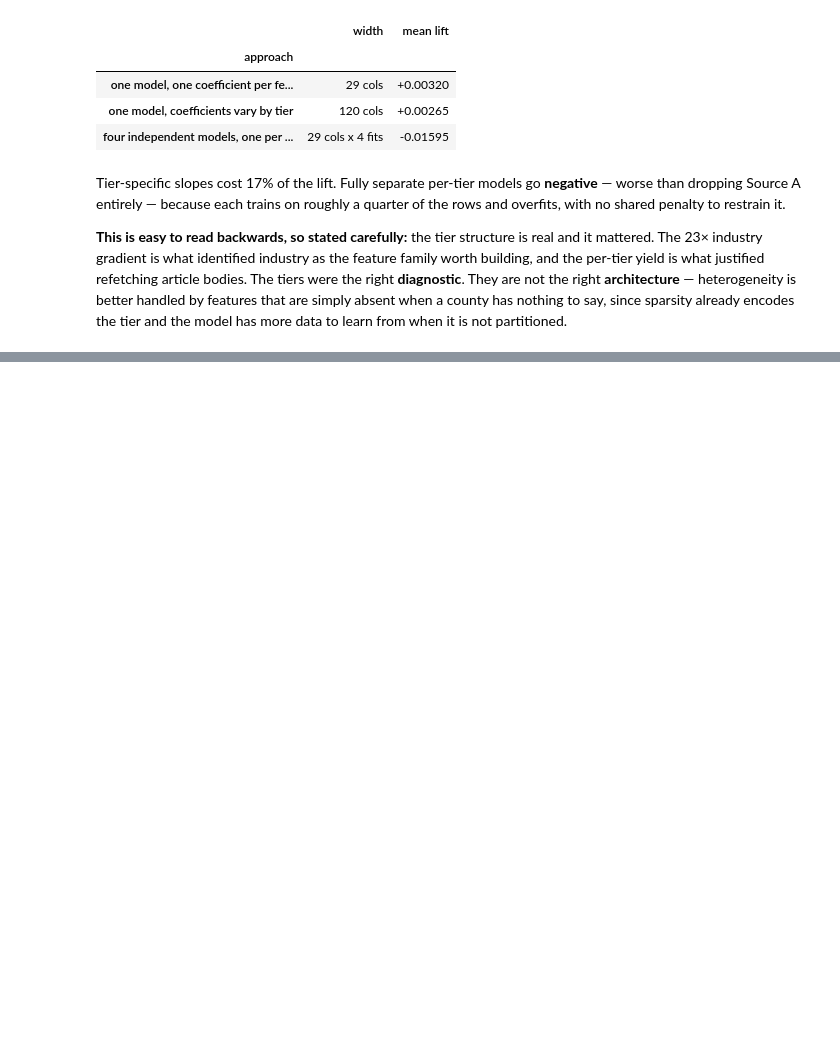
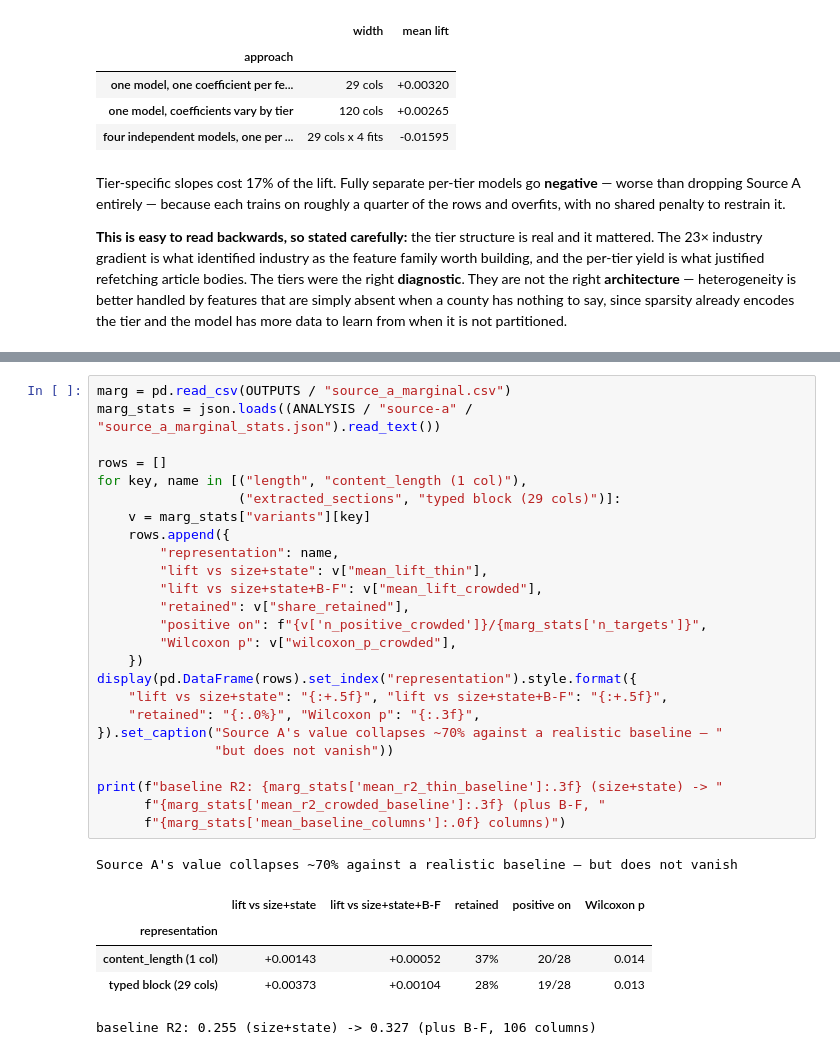
Before and after one commit to Max-Garcia-06/macro_embeddings, a Jupyter notebook: analysis-output/source-a/source_a_extraction_round.ipynb, the cells around one changed output, grey strips where cells are left out. Saved outputs shown, nothing was run; the diff lists cells and outputs as text; blank space fills up the shorter version.

```diff
--- a/analysis-output/source-a/source_a_extraction_round.ipynb
+++ b/analysis-output/source-a/source_a_extraction_round.ipynb
@@ -469,0 +492,32 @@ tier and the model has more data to learn from when it is not partitioned.
+# %%
+marg = pd.read_csv(OUTPUTS / "source_a_marginal.csv")
+marg_stats = json.loads((ANALYSIS / "source-a" / "source_a_marginal_stats.json").read_text())
+
+rows = []
+for key, name in [("length", "content_length (1 col)"),
+                  ("extracted_sections", "typed block (29 cols)")]:
+    v = marg_stats["variants"][key]
+    rows.append({
+        "representation": name,
+        "lift vs size+state": v["mean_lift_thin"],
+        "lift vs size+state+B-F": v["mean_lift_crowded"],
+        "retained": v["share_retained"],
+        "positive on": f"{v['n_positive_crowded']}/{marg_stats['n_targets']}",
+        "Wilcoxon p": v["wilcoxon_p_crowded"],
+    })
+display(pd.DataFrame(rows).set_index("representation").style.format({
+    "lift vs size+state": "{:+.5f}", "lift vs size+state+B-F": "{:+.5f}",
+    "retained": "{:.0%}", "Wilcoxon p": "{:.3f}",
+}).set_caption("Source A's value collapses ~70% against a realistic baseline — "
+               "but does not vanish"))
+
+print(f"baseline R2: {marg_stats['mean_r2_thin_baseline']:.3f} (size+state) -> "
+      f"{marg_stats['mean_r2_crowded_baseline']:.3f} (plus B-F, "
+      f"{marg_stats['mean_baseline_columns']:.0f} columns)")
+# %% [output]
+Source A's value collapses ~70% against a realistic baseline — but does not vanish
+|  | lift vs size+state | lift vs size+state+B-F | retained | positive on | Wilcoxon p |
+| representation |  |  |  |  |  |
+| content_length (1 col) | +0.00143 | +0.00052 | 37% | 20/28 | 0.014 |
+| typed block (29 cols) | +0.00373 | +0.00104 | 28% | 19/28 | 0.013 |
+baseline R2: 0.255 (size+state) -> 0.327 (plus B-F, 106 columns)
```
Also changed, not shown: parts of 5 cells of this notebook.
